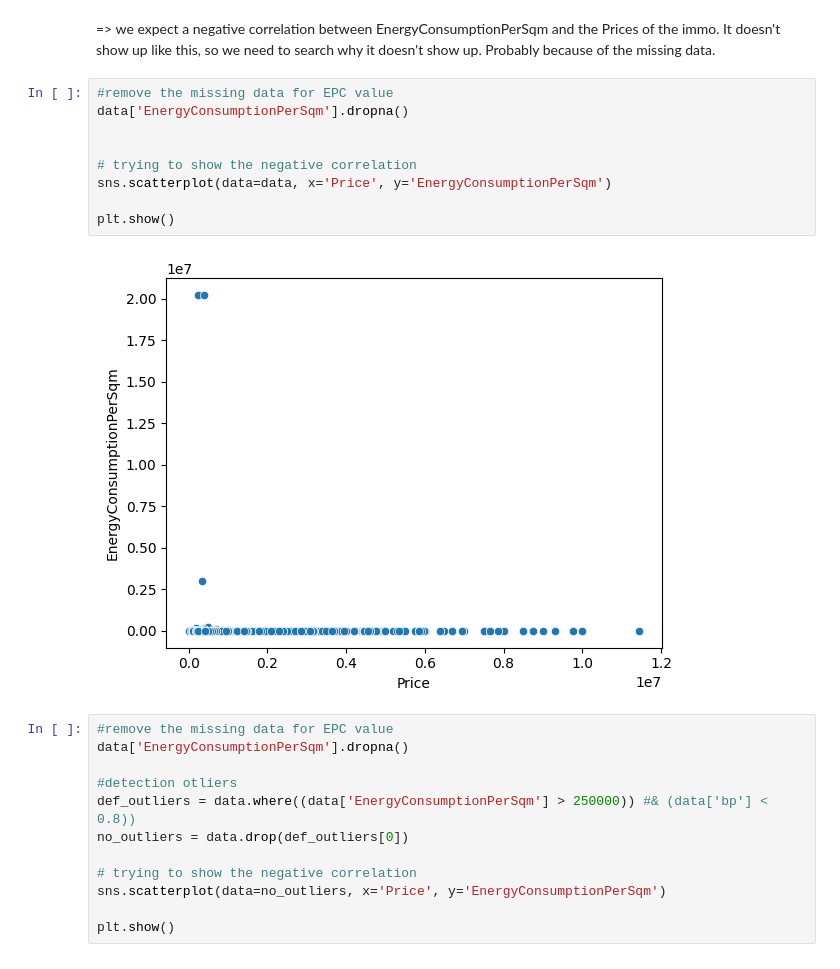
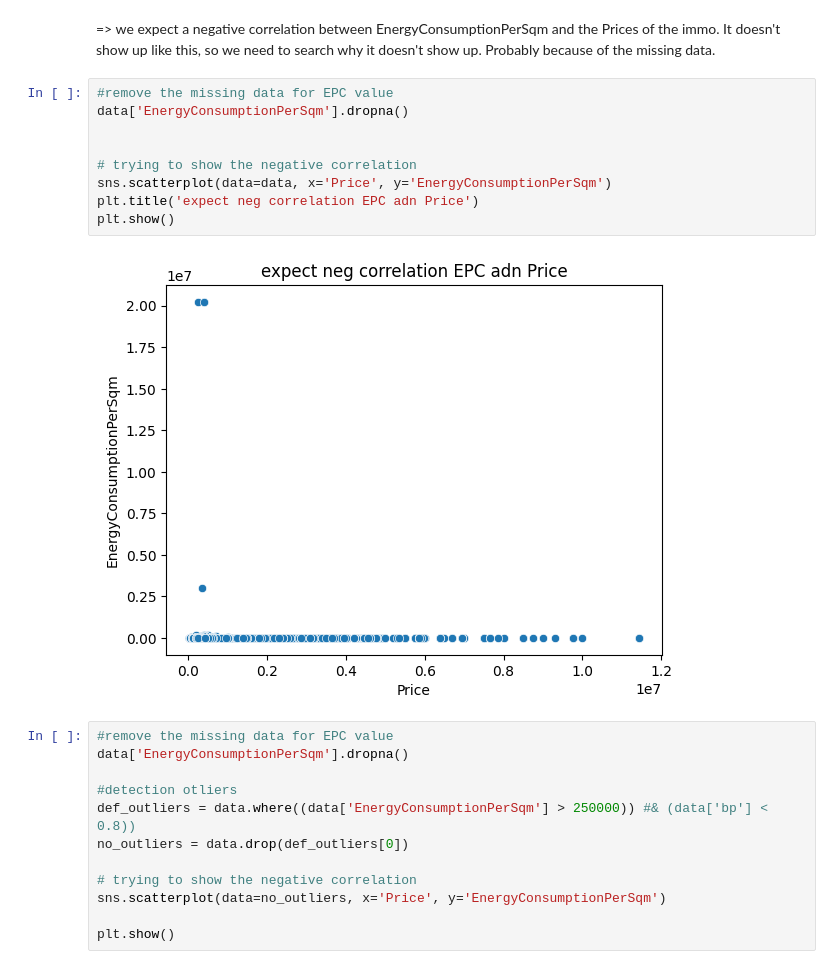
Before and after one commit to gnadela/immoeliza-analysis, a Jupyter notebook: analysis/Notebook_caro.ipynb, the cells around one changed output. Saved outputs shown, nothing was run; the diff lists cells and outputs as text.

```diff
--- a/analysis/Notebook_caro.ipynb
+++ b/analysis/Notebook_caro.ipynb
@@ -492,14 +492,14 @@ plt.show()
 # %%
 #remove the missing data for EPC value
 data['EnergyConsumptionPerSqm'].dropna()
 
 
 # trying to show the negative correlation
 sns.scatterplot(data=data, x='Price', y='EnergyConsumptionPerSqm')
-
+plt.title('expect neg correlation EPC adn Price')
 plt.show()
 # %% [output]
-[figure, old version]
+[figure, new version]
 # %%
 #remove the missing data for EPC value
 data['EnergyConsumptionPerSqm'].dropna()
```
